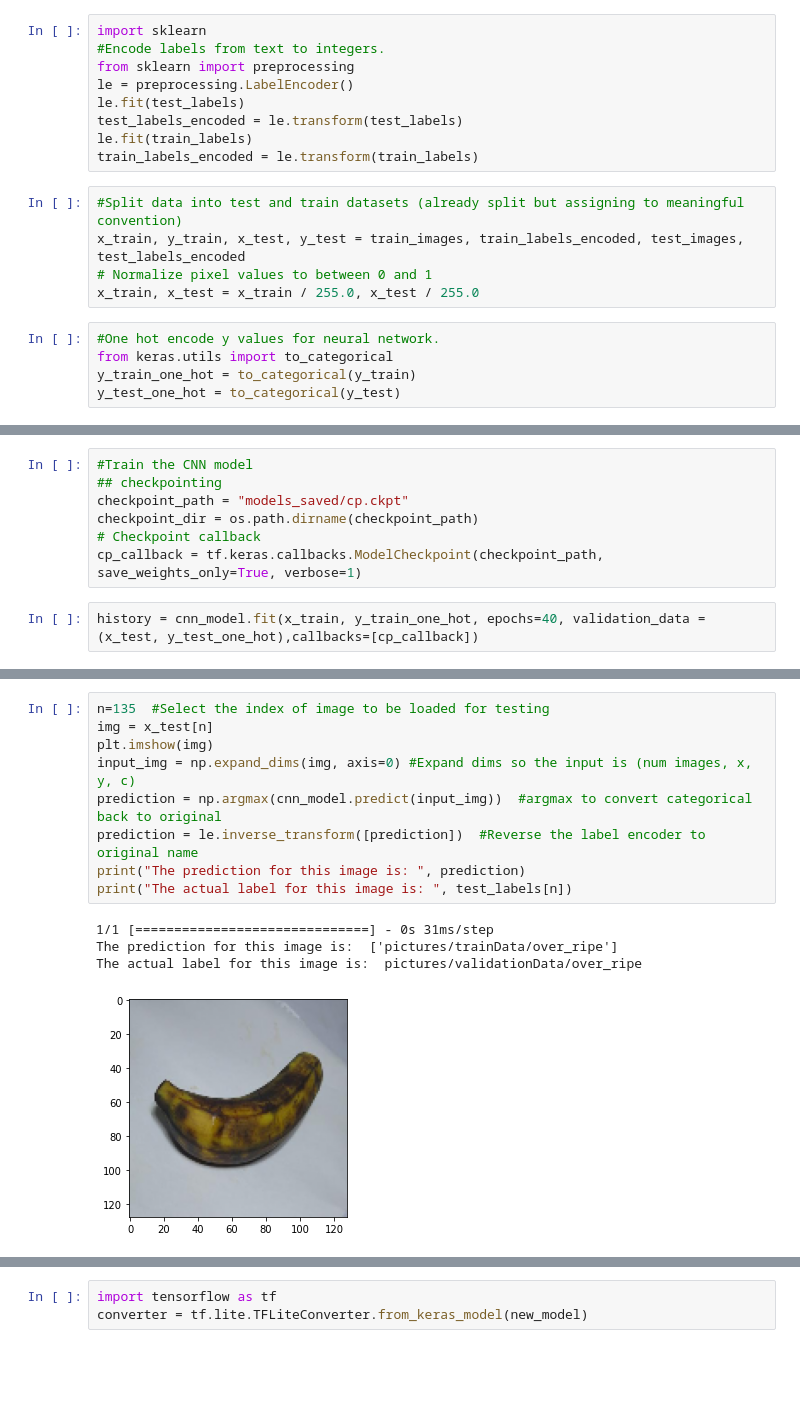
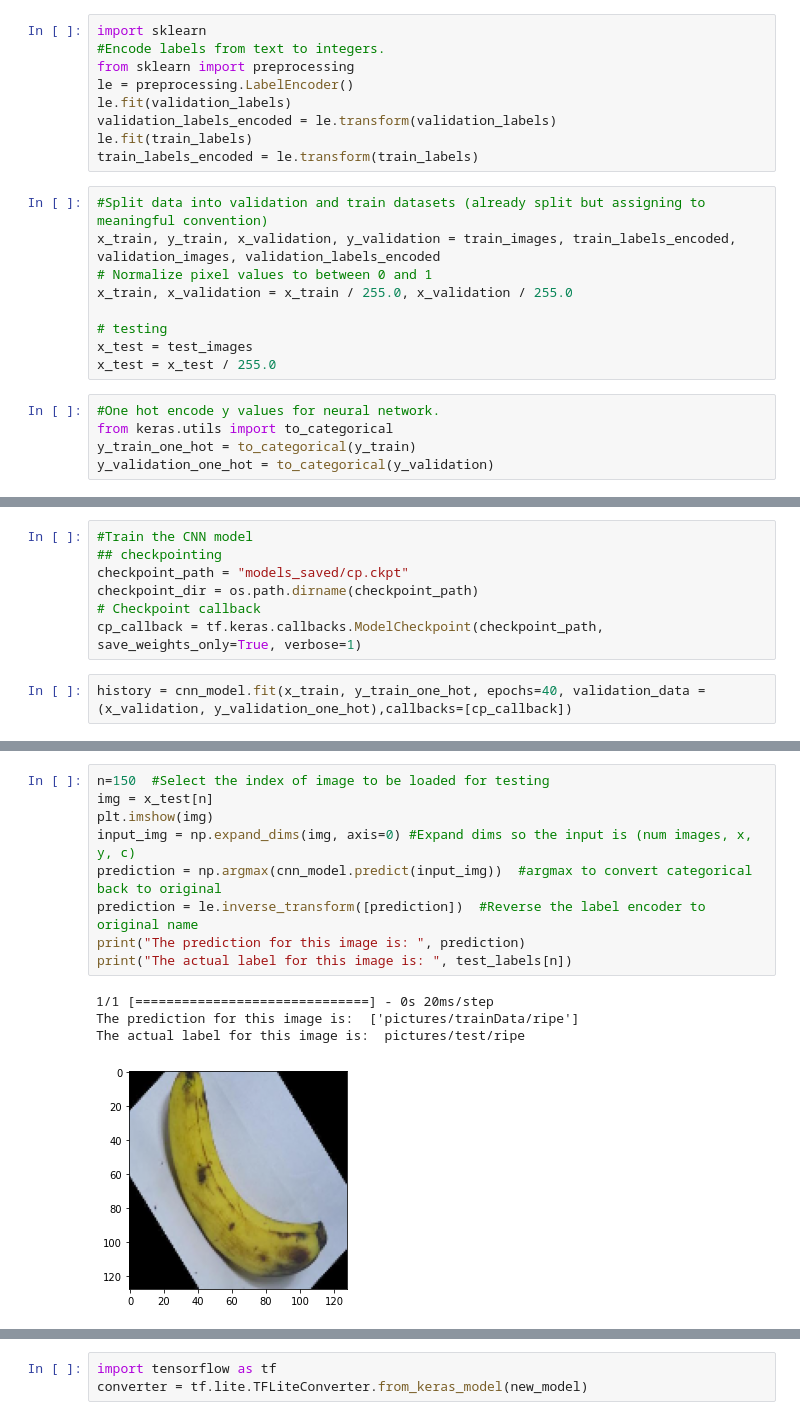
Before and after one commit to Vince501/final_banana, a Jupyter notebook: project_banana.ipynb, the cells around one changed output, grey strips where cells are left out. Cells and saved outputs as stored; diff of their text form; blank space fills up the shorter version.

Commit message:
Random Forest Implement and sorted out the Validation and Test Images

```diff
--- a/project_banana.ipynb
+++ b/project_banana.ipynb
@@ -163,20 +129,24 @@ import sklearn
 #Encode labels from text to integers.
 from sklearn import preprocessing
 le = preprocessing.LabelEncoder()
-le.fit(test_labels)
-test_labels_encoded = le.transform(test_labels)
+le.fit(validation_labels)
+validation_labels_encoded = le.transform(validation_labels)
 le.fit(train_labels)
 train_labels_encoded = le.transform(train_labels)
 # %%
-#Split data into test and train datasets (already split but assigning to meaningful convention)
-x_train, y_train, x_test, y_test = train_images, train_labels_encoded, test_images, test_labels_encoded
+#Split data into validation and train datasets (already split but assigning to meaningful convention)
+x_train, y_train, x_validation, y_validation = train_images, train_labels_encoded, validation_images, validation_labels_encoded
 # Normalize pixel values to between 0 and 1
-x_train, x_test = x_train / 255.0, x_test / 255.0
+x_train, x_validation = x_train / 255.0, x_validation / 255.0
+
+# testing
+x_test = test_images
+x_test = x_test / 255.0
 # %%
 #One hot encode y values for neural network.
 from keras.utils import to_categorical
 y_train_one_hot = to_categorical(y_train)
-y_test_one_hot = to_categorical(y_test)
+y_validation_one_hot = to_categorical(y_validation)
 # %%
 activation = 'relu'
 
@@ -241,7 +211,7 @@ checkpoint_dir = os.path.dirname(checkpoint_path)
 # Checkpoint callback
 cp_callback = tf.keras.callbacks.ModelCheckpoint(checkpoint_path, save_weights_only=True, verbose=1)
 # %%
-history = cnn_model.fit(x_train, y_train_one_hot, epochs=40, validation_data = (x_test, y_test_one_hot),callbacks=[cp_callback])
+history = cnn_model.fit(x_train, y_train_one_hot, epochs=40, validation_data = (x_validation, y_validation_one_hot),callbacks=[cp_callback])
 # %% [output]
 Epoch 1/40
 Epoch 1: saving model to models_saved/cp.ckpt
@@ -318,17 +288,17 @@ sns.heatmap(cm, annot=True)
 # %%
-n=135  #Select the index of image to be loaded for testing
+n=150  #Select the index of image to be loaded for testing
 img = x_test[n]
 plt.imshow(img)
 input_img = np.expand_dims(img, axis=0) #Expand dims so the input is (num images, x, y, c)
 prediction = np.argmax(cnn_model.predict(input_img))  #argmax to convert categorical back to original
 prediction = le.inverse_transform([prediction])  #Reverse the label encoder to original name
 print("The prediction for this image is: ", prediction)
 print("The actual label for this image is: ", test_labels[n])
 # %% [output]
-1/1 [==============================] - 0s 31ms/step
-The prediction for this image is:  ['pictures/trainData/over_ripe']
-The actual label for this image is:  pictures/validationData/over_ripe
+1/1 [==============================] - 0s 20ms/step
+The prediction for this image is:  ['pictures/trainData/ripe']
+The actual label for this image is:  pictures/test/ripe
-[figure, old version]
+[figure, new version]
 # %%
 !pip install tf-nightly scipy
 # %% [output]
```
Also changed, not shown: parts of 30 cells of this notebook.
